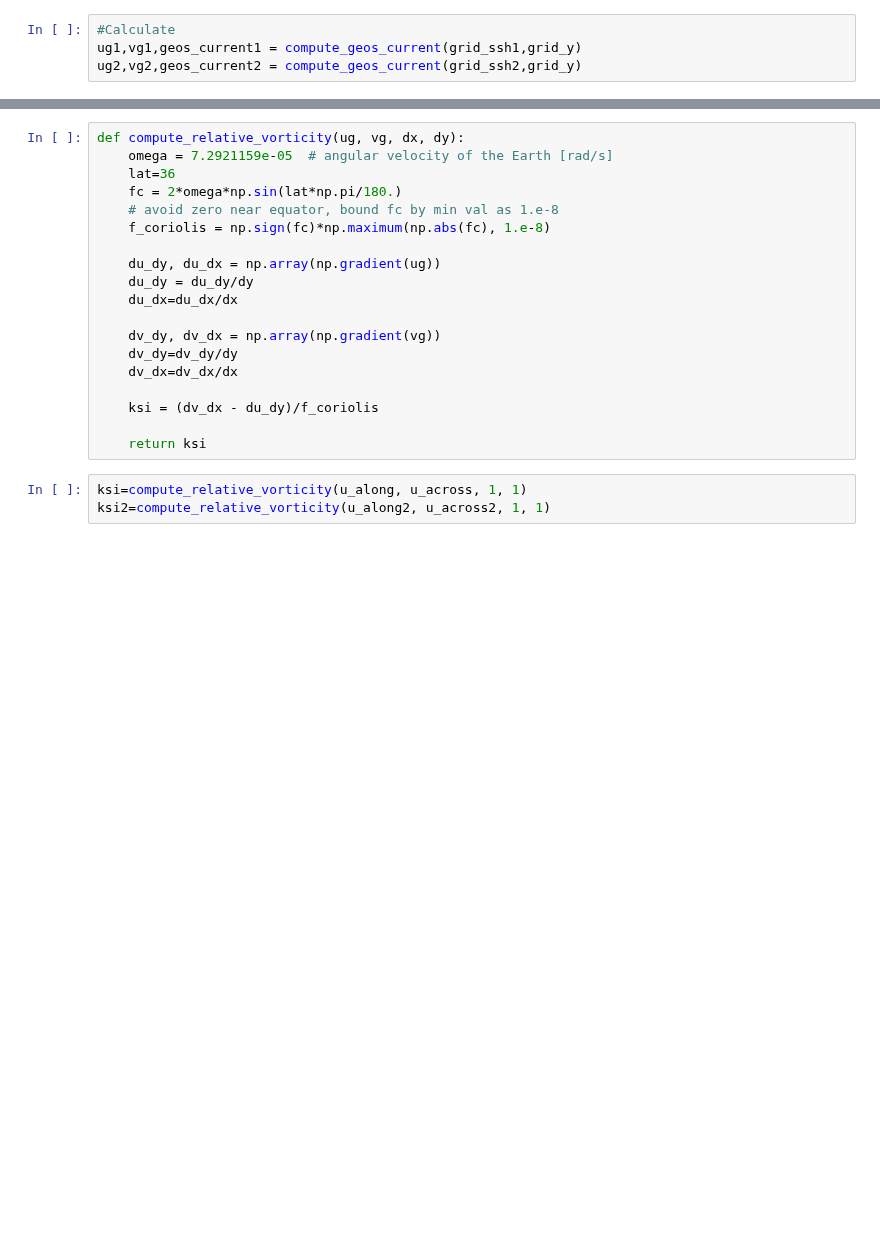
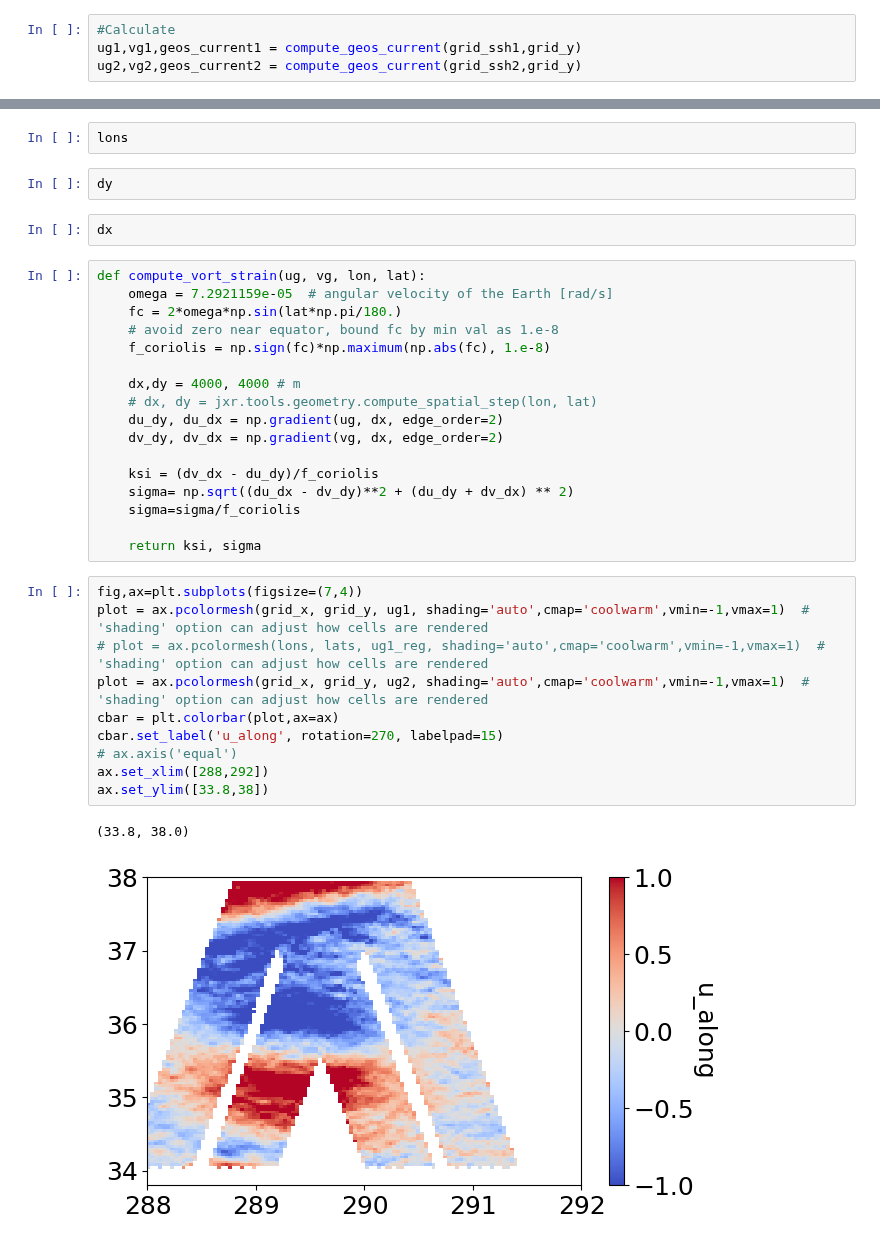
Before and after one commit to mcornec/GO-SWACE, a Jupyter notebook: compute_vorticity_strain.ipynb, the cells around one changed output, grey strips where cells are left out. Cells and saved outputs as stored; diff of their text form; blank space fills up the shorter version.

Commit message:
Calculate ug, vg, vorticity, strain from SSHa

```diff
--- a/compute_vorticity_strain.ipynb
+++ b/compute_vorticity_strain.ipynb
@@ -209,22 +273,36 @@ easting, northing, zone_number, zone_letter = utm.from_latlon(latitude, longitud
+# %%
+lons
+# %%
+dy
+# %%
+dx
 # %%
-def compute_relative_vorticity(ug, vg, dx, dy):
+def compute_vort_strain(ug, vg, lon, lat):
     omega = 7.2921159e-05  # angular velocity of the Earth [rad/s]
-    lat=36
     fc = 2*omega*np.sin(lat*np.pi/180.)
     # avoid zero near equator, bound fc by min val as 1.e-8
     f_coriolis = np.sign(fc)*np.maximum(np.abs(fc), 1.e-8)
 
-    du_dy, du_dx = np.array(np.gradient(ug))
-    du_dy = du_dy/dy
-    du_dx=du_dx/dx
-
-    dv_dy, dv_dx = np.array(np.gradient(vg))
-    dv_dy=dv_dy/dy
-    dv_dx=dv_dx/dx
+    dx,dy = 4000, 4000 # m
+    # dx, dy = jxr.tools.geometry.compute_spatial_step(lon, lat)
+    du_dy, du_dx = np.gradient(ug, dx, edge_order=2)
+    dv_dy, dv_dx = np.gradient(vg, dx, edge_order=2)
 
     ksi = (dv_dx - du_dy)/f_coriolis
+    sigma= np.sqrt((du_dx - dv_dy)**2 + (du_dy + dv_dx) ** 2)
+    sigma=sigma/f_coriolis
 
-    return ksi
+    return ksi, sigma
-# %%
-ksi=compute_relative_vorticity(u_along, u_across, 1, 1)
-ksi2=compute_relative_vorticity(u_along2, u_across2, 1, 1)
+# %%
+fig,ax=plt.subplots(figsize=(7,4))
+plot = ax.pcolormesh(grid_x, grid_y, ug1, shading='auto',cmap='coolwarm',vmin=-1,vmax=1)  # 'shading' option can adjust how cells are rendered
+# plot = ax.pcolormesh(lons, lats, ug1_reg, shading='auto',cmap='coolwarm',vmin=-1,vmax=1)  # 'shading' option can adjust how cells are rendered
+plot = ax.pcolormesh(grid_x, grid_y, ug2, shading='auto',cmap='coolwarm',vmin=-1,vmax=1)  # 'shading' option can adjust how cells are rendered
+cbar = plt.colorbar(plot,ax=ax)
+cbar.set_label('u_along', rotation=270, labelpad=15)
+# ax.axis('equal')
+ax.set_xlim([288,292])
+ax.set_ylim([33.8,38])
+# %% [output]
+(33.8, 38.0)
+[figure, added]
```
Also changed, not shown: parts of 35 cells of this notebook.
